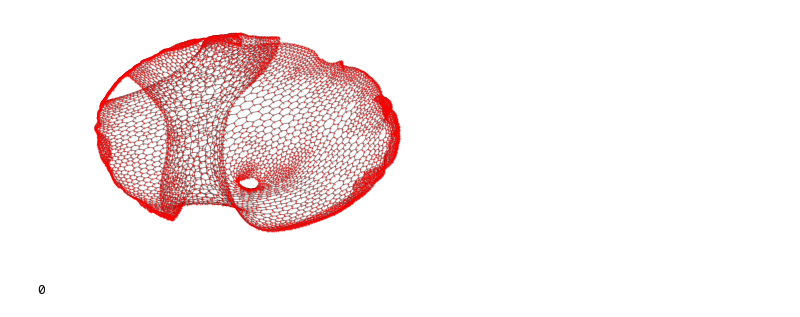
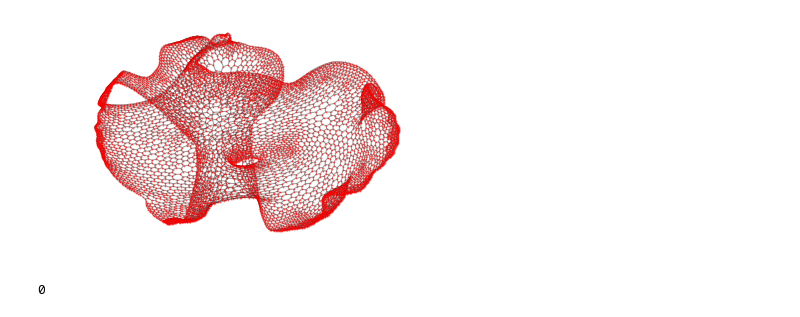
Before and after one commit to khaled-rahman/BatchLayout, a Jupyter notebook: visualize.ipynb, the cells around one changed output. Drawn from its saved outputs; the diff is of its cells as text; code cells hidden in the pictures.

```diff
--- a/visualize.ipynb
+++ b/visualize.ipynb
@@ -43,8 +43,8 @@ def drawnetworkxgraph(G, layout, ns, alp):
     plt.axis('off')
     nx.draw_networkx(G, layout, node_size=ns, with_labels=False, alpha=alp)
 # %%
-#filename = "datasets/input/3elt_dual.mtx"
-filename = "datasets/input/grid2_dual.mtx"
+filename = "datasets/input/3elt_dual.mtx"
+#filename = "datasets/input/grid2_dual.mtx"
 #filename = "datasets/input/power.mtx"
 #filename = "datasets/input/sf_ba6000.mtx"
 
@@ -104,4 +101,6 @@ algo2 = readCoordinates("datasets/output/grid2_dual.mtxCACHEMINB256PARAOUTRAND60
 # %%
-openord = readCoordinates("datasets/output/grid2_dual.openord_600.gml.txt")
-forceatlas2 = readCoordinates("datasets/output/grid2_dual.forceatlas2_600.gml.txt")
-forceatlas2bh = readCoordinates("datasets/output/grid2_dual.forceatlas2_BH_600.gml.txt")
+algo13elt_dual = readCoordinates("datasets/output/3elt_dual.mtxCACHEMINB128PARAOUTRAND600.txt")
+algo23elt_dual = readCoordinates("datasets/output/3elt_dual.mtxCACHEMINB256PARAOUTRAND600.txt")
+openord3elt_dual = readCoordinates("datasets/output/3elt_dual.openord_600.gml.txt")
+forceatlas23elt_dual = readCoordinates("datasets/output/3elt_dual.forceatlas2_600.gml.txt")
+forceatlas2bh3elt_dual = readCoordinates("datasets/output/3elt_dual.forceatlas2_BH_600.gml.txt")
@@ -115,7 +143,7 @@ Total edges =  6112  Average Degree: 3.8979591836734695
 # %%
-drawnetworkxgraph(G, algo1, 1.2, 0.4)
+drawnetworkxgraph(G, algo13elt_dual, 1.2, 0.4)
 # %% [output]
-[figure, old version]
+[figure, new version]
 # %%
 def convertToGraphML(G, pos, filename):
     if len(G) > 0:
```
Also changed, not shown: parts of 10 cells of this notebook, 17 other files.
